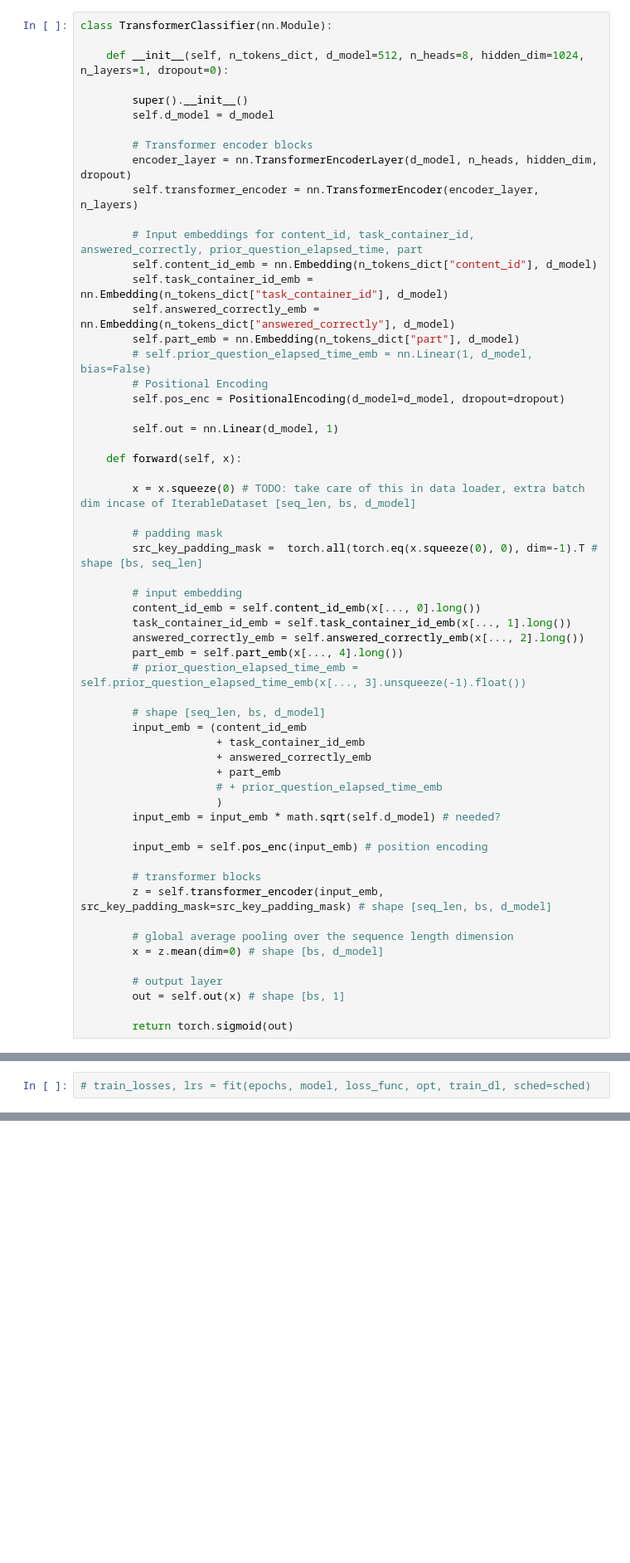
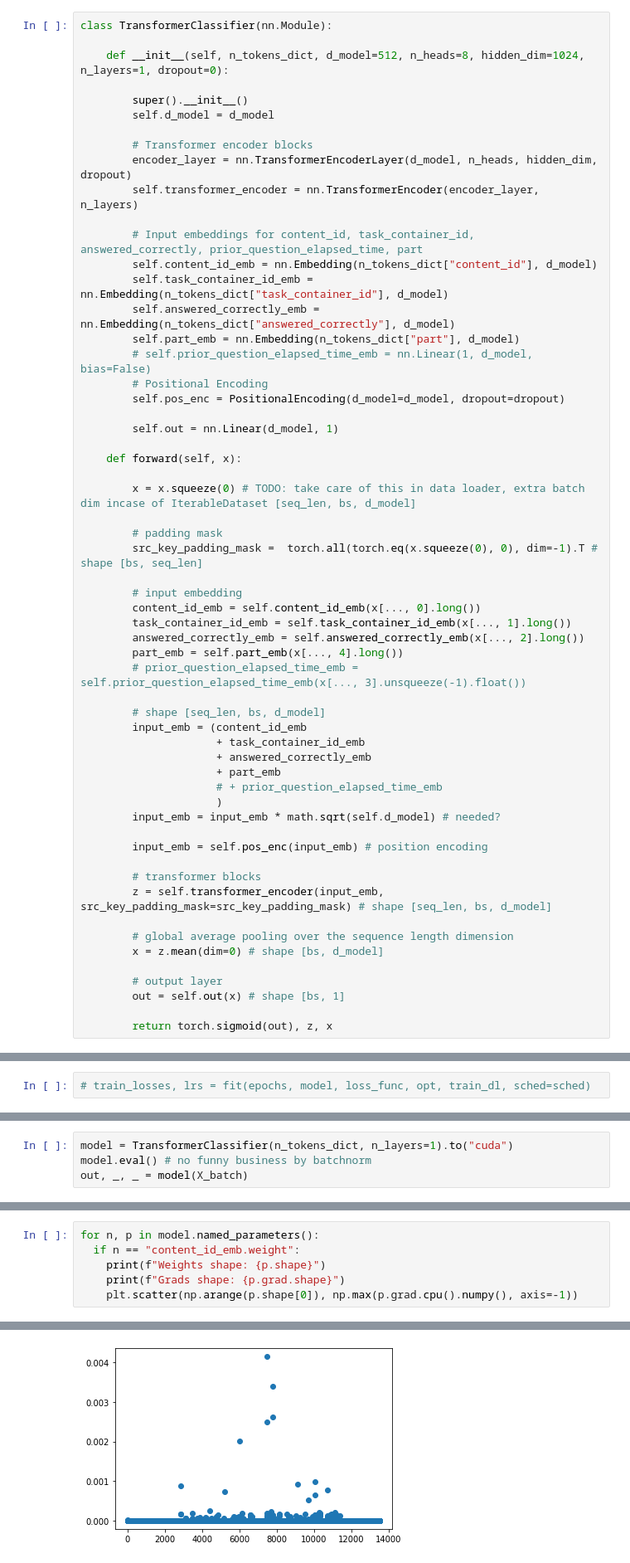
Before and after one commit to nisarahamedk/kaggle-riid, a Jupyter notebook: notebooks/riid-pytorch-transformers_debug.ipynb, the cells around one changed output, grey strips where cells are left out. Shown at 83% size. Drawn from its saved outputs; the diff is of its cells as text; blank space fills up the shorter version.

```diff
--- a/notebooks/riid-pytorch-transformers_debug.ipynb
+++ b/notebooks/riid-pytorch-transformers_debug.ipynb
@@ -331,7 +335,7 @@ class TransformerClassifier(nn.Module):
         # output layer
         out = self.out(x) # shape [bs, 1]
 
-        return torch.sigmoid(out)
+        return torch.sigmoid(out), z, x
 # %%
 n_tokens_dict = {
     "content_id": max(train_df["content_id"]) + 1,
@@ -544,0 +520,4 @@ roc_auc_score(y_true, preds.to("cpu").detach().numpy())
+# %%
+model = TransformerClassifier(n_tokens_dict, n_layers=1).to("cuda")
+model.eval() # no funny business by batchnorm
+out, _, _ = model(X_batch)
@@ -544,0 +550,7 @@ roc_auc_score(y_true, preds.to("cpu").detach().numpy())
+# %%
+for n, p in model.named_parameters():
+  if n == "content_id_emb.weight":
+    print(f"Weights shape: {p.shape}")
+    print(f"Grads shape: {p.grad.shape}")
+    plt.scatter(np.arange(p.shape[0]), np.max(p.grad.cpu().numpy(), axis=-1))
+# %% [output]
@@ -544,0 +559 @@ roc_auc_score(y_true, preds.to("cpu").detach().numpy())
+[figure, added]
```
Also changed, not shown: parts of 48 cells of this notebook.
